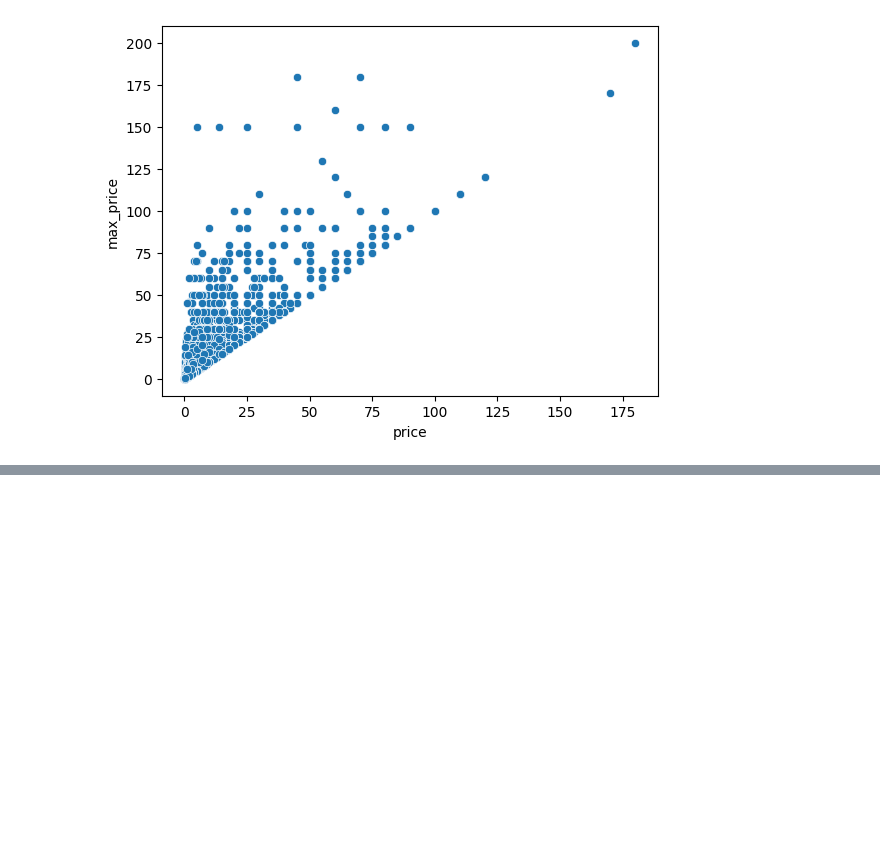
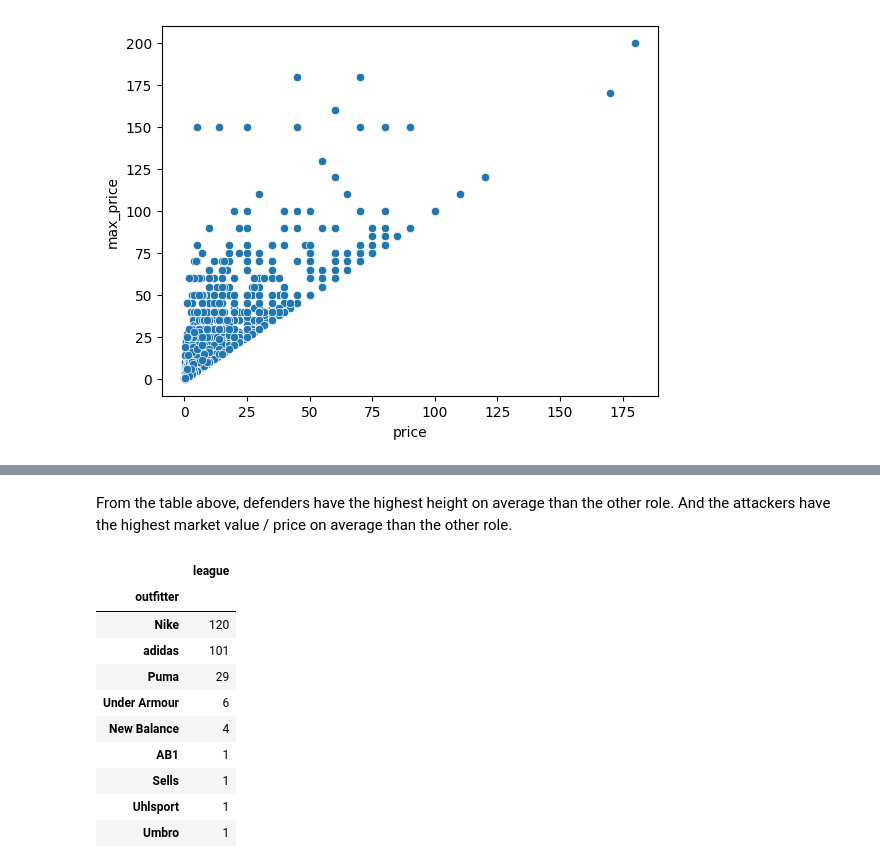
Before and after one commit to JayaWinata/Football-EDA, a Jupyter notebook: Football_EDA.ipynb, the cells around one changed output, grey strips where cells are left out. Saved outputs shown, nothing was run; the diff lists cells and outputs as text; code cells hidden in the pictures; blank space fills up the shorter version.

```diff
--- a/Football_EDA.ipynb
+++ b/Football_EDA.ipynb
@@ -134,0 +153,16 @@ pd.pivot_table(df,index='role',values=['price','max_price'])
+# %% [markdown]
+From the table above, defenders have the highest height on average than the other role. And the attackers have the highest market value / price on average than the other role.
+# %%
+pd.pivot_table(data=df[df['league'] == 'EPL'],index='outfitter',values='league',aggfunc='count').sort_values('league',ascending=False)
+# %% [output]
+|  | league |
+| outfitter |  |
+| Nike | 120 |
+| adidas | 101 |
+| Puma | 29 |
+| Under Armour | 6 |
+| New Balance | 4 |
+| AB1 | 1 |
+| Sells | 1 |
+| Uhlsport | 1 |
+| Umbro | 1 |
```
Also changed, not shown: parts of 19 cells of this notebook.
